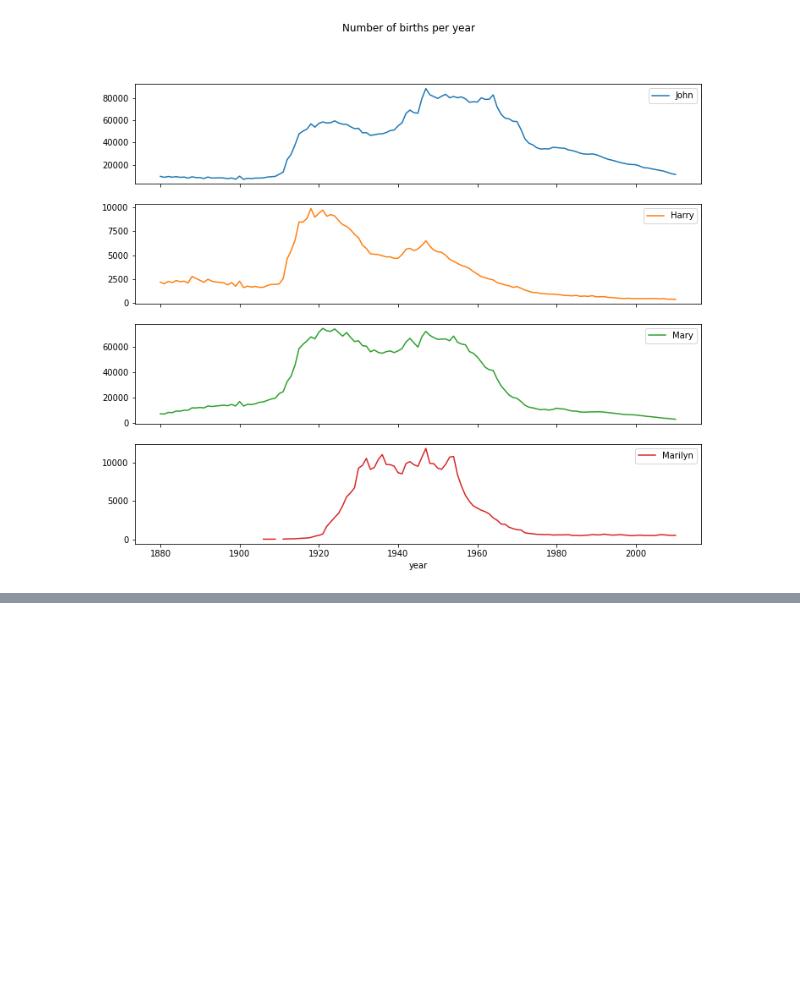
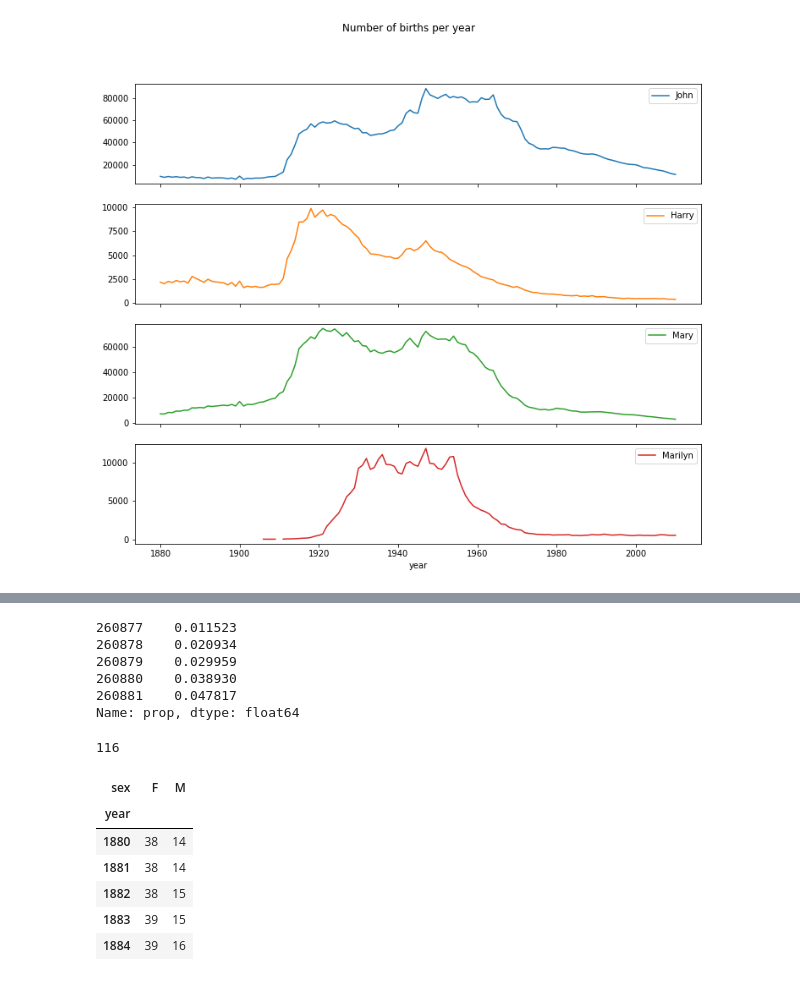
Before and after one commit to UnknownBoom/npTest, a Jupyter notebook: pydata-book/code/jl/4.ipynb, the cells around one changed output, grey strips where cells are left out. Cells and saved outputs as stored; diff of their text form; code cells hidden in the pictures; blank space fills up the shorter version.

```diff
--- a/pydata-book/code/jl/4.ipynb
+++ b/pydata-book/code/jl/4.ipynb
@@ -154,0 +171,14 @@ array([<AxesSubplot:xlabel='year'>, <AxesSubplot:xlabel='year'>,
+# %%
+ps = b2010.prop.cumsum()
+ps.head()
+# %% [output]
+260877    0.011523
+260878    0.020934
+260879    0.029959
+260880    0.038930
+260881    0.047817
+Name: prop, dtype: float64
+# %%
+ps.searchsorted(0.5)
+# %% [output]
+116
@@ -154,0 +188,11 @@ array([<AxesSubplot:xlabel='year'>, <AxesSubplot:xlabel='year'>,
+# %%
+data = top1000.groupby(['year','sex']).apply(get_q_names).unstack()
+data.head()
+# %% [output]
+| sex | F | M |
+| year |  |  |
+| 1880 | 38 | 14 |
+| 1881 | 38 | 14 |
+| 1882 | 38 | 15 |
+| 1883 | 39 | 15 |
+| 1884 | 39 | 16 |
```
Also changed, not shown: parts of 4 cells of this notebook, 2 other files.
